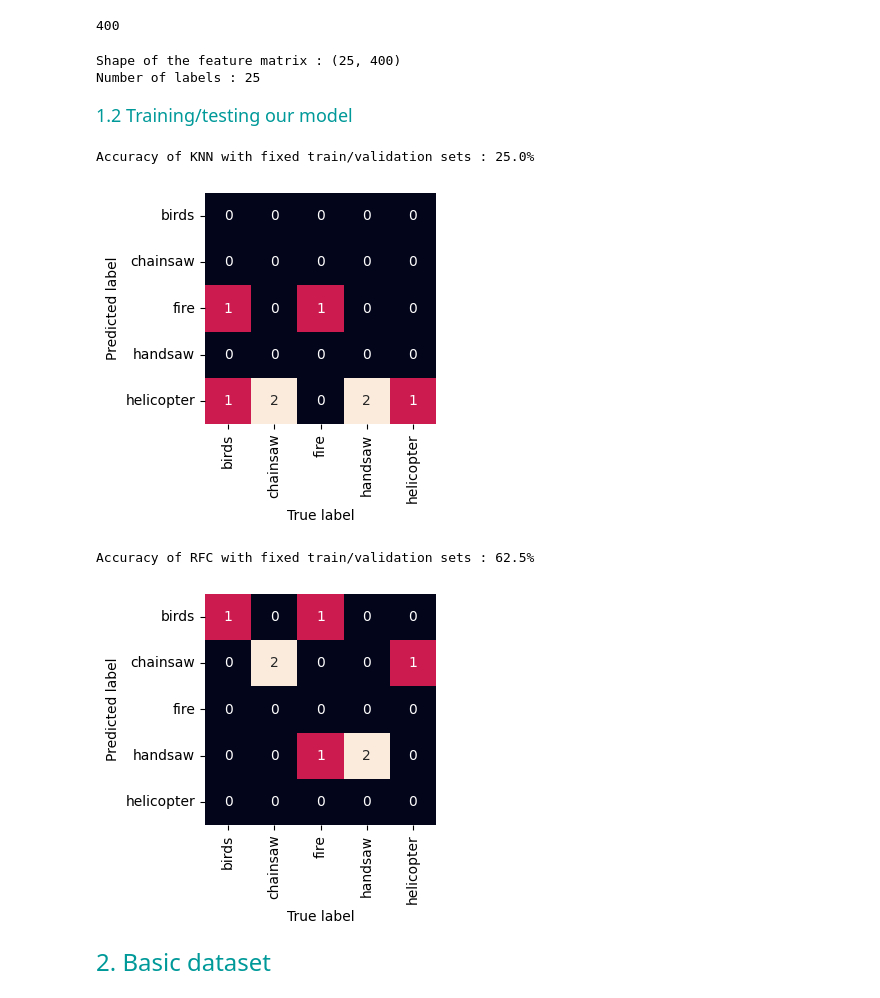
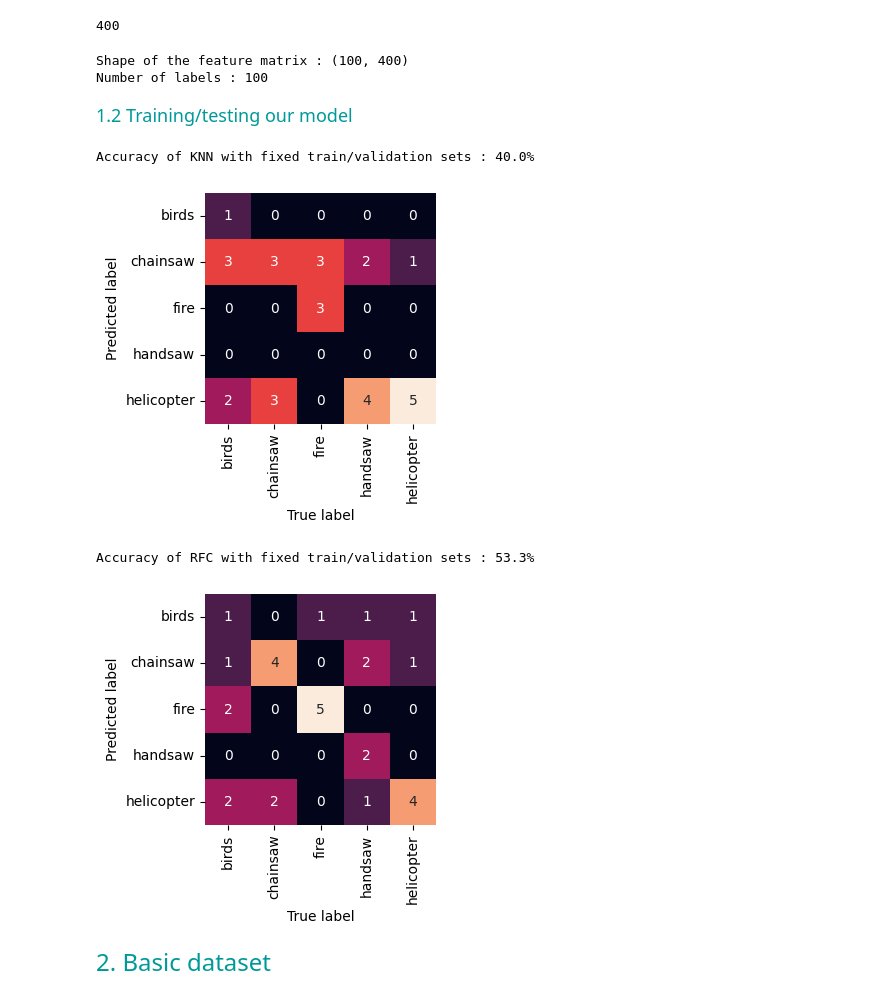
Before and after one commit to CamilleCl/lelec210X_GroupeF, a Jupyter notebook: classification/neuralNetwork.ipynb, the cells around one changed output. Cells and saved outputs as stored; diff of their text form; code cells hidden in the pictures.

```diff
--- a/classification/neuralNetwork.ipynb
+++ b/classification/neuralNetwork.ipynb
@@ -99,7 +99,7 @@ for s in range(data_aug_factor):
 # %% [output]
 400
 # %%
-X = np.load(fm_dir+"feature_matrix_2D_Bby.npy")
+#X = np.load(fm_dir+"feature_matrix_2D_Bby.npy")
 
 # "Labels"
 y = class_ids_aug.copy() #noms des sons
@@ -114,8 +114,8 @@ print()
 
 ### Accuracy ###
 # %% [output]
-Shape of the feature matrix : (25, 400)
-Number of labels : 25
+Shape of the feature matrix : (100, 400)
+Number of labels : 100
 # %% [markdown]
 <font size=4 color=#009999> 1.2 Training/testing our model </font> <br>
 # %%
@@ -140,44 +140,44 @@ pickle.dump(model, open(model_dir+filename, 'wb'))
 print('Accuracy of KNN with fixed train/validation sets : {:.1f}%'.format(100*accuracy_knn))
 show_confusion_matrix (prediction, y_test, classnames)
 # %% [output]
-Accuracy of KNN with fixed train/validation sets : 25.0%
+Accuracy of KNN with fixed train/validation sets : 40.0%
-[figure, old version]
+[figure, new version]
 # %%
 X_train, X_test, y_train, y_test = train_test_split(X, y, test_size=0.3, stratify=y) # random_state=1
 
 # [2] (optional) Data normalization
 X_train_normalised = X_train/ np.linalg.norm(X_train, axis=1, keepdims=True)
 X_test_normalised = X_test/ np.linalg.norm(X_test, axis=1, keepdims=True)
 
 # [3] (optional) dimensionality reduction.
 ...
 
 
 # [4] Model training and selection.
-n_splits = 2
+n_splits = 10
 kf = StratifiedKFold(n_splits = n_splits)
 
 model = RFC()
 accuracy_RFC = np.zeros((n_splits,))
 for k, idx in enumerate(kf.split(X_train_normalised,y_train)):
   (idx_learn, idx_val) = idx
   model.fit(X_train_normalised[idx_learn], y_train[idx_learn])
   prediction = model.predict(X_train_normalised[idx_val])
   accuracy_RFC[k] = accuracy(prediction, y_train[idx_val])
 
 # [5] Save the trained model, eventually the pca.
 filename = 'RFC.pickle'
 pickle.dump(model, open(model_dir+filename, 'wb'))
 
 # [6] Evaluate the model.
 prediction_RFC = model.predict(X_test_normalised)
 accuracy_RFC = accuracy(prediction_RFC, y_test)
 
 print('Accuracy of RFC with fixed train/validation sets : {:.1f}%'.format(100*accuracy_RFC))
 show_confusion_matrix (prediction_RFC, y_test, classnames)
 # %% [output]
-Accuracy of RFC with fixed train/validation sets : 62.5%
+Accuracy of RFC with fixed train/validation sets : 53.3%
-[figure, old version]
+[figure, new version]
 # %% [markdown]
 <font size=5 color=#009999> 2. Basic dataset </font> <br>
 # %%
```
Also changed, not shown: parts of 1 cell of this notebook, 2 other files.
